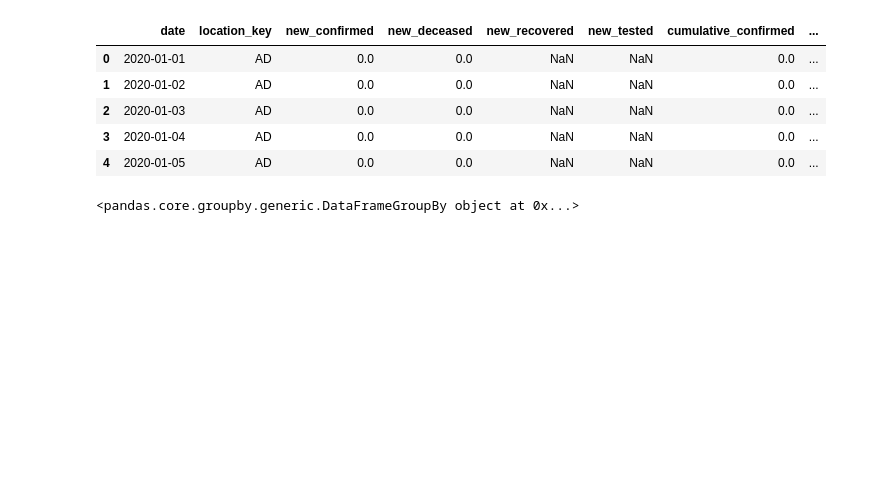
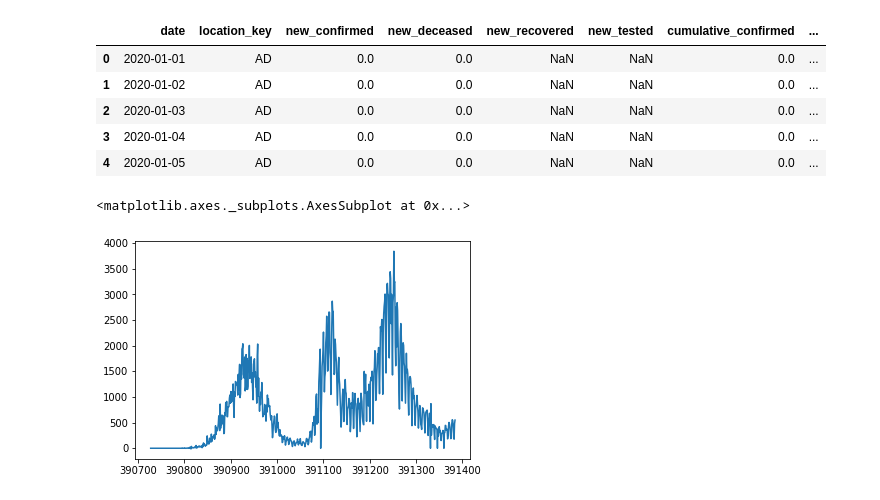
Before and after one commit to sherna90/mineria_datos, a Jupyter notebook: 3.-modelos_lineales.ipynb, the cells around one changed output. Cells and saved outputs as stored; diff of their text form; code cells hidden in the pictures; blank space fills up the shorter version.

```diff
--- a/3.-modelos_lineales.ipynb
+++ b/3.-modelos_lineales.ipynb
@@ -244,3 +244,5 @@ for i,c in enumerate(data_cases.columns):
 7 cumulative_deceased
 8 cumulative_recovered
 9 cumulative_tested
+# %%
+cases_bolivia=data_cases[data_cases.location_key=='BO']
@@ -253,10 +259,11 @@ data_cases.head()
 | 2 | 2020-01-03 | AD | 0.0 | 0.0 | NaN | NaN | 0.0 | ... |
 | 3 | 2020-01-04 | AD | 0.0 | 0.0 | NaN | NaN | 0.0 | ... |
 | 4 | 2020-01-05 | AD | 0.0 | 0.0 | NaN | NaN | 0.0 | ... |
-# %%
-data_cases.groupby('location_key')
-# %% [output]
-<pandas.core.groupby.generic.DataFrameGroupBy object at 0x...>
+# %%
+cases_bolivia['new_confirmed'].plot()
+# %% [output]
+<matplotlib.axes._subplots.AxesSubplot at 0x...>
+[figure, added]
 # %%
 data_vaccines = pd.read_csv(
     "https://storage.googleapis.com/covid19-open-data/v3/vaccinations.csv",
```
Also changed, not shown: parts of 64 cells of this notebook.
